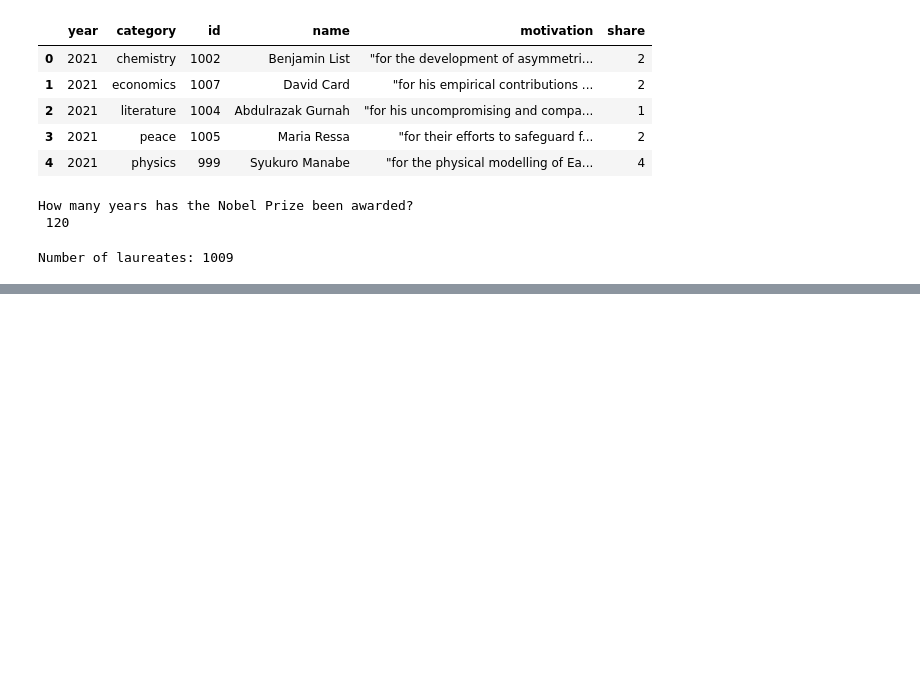
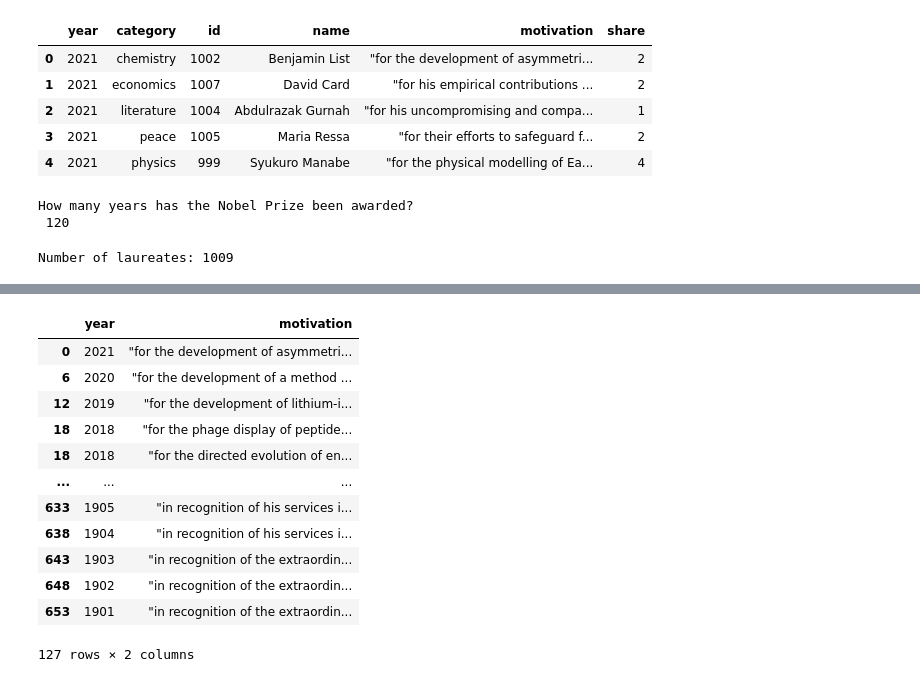
Before and after one commit to antoniogss/json_data, a Jupyter notebook: json_file_3.ipynb, the cells around one changed output, grey strips where cells are left out. Saved outputs shown, nothing was run; the diff lists cells and outputs as text; code cells hidden in the pictures; blank space fills up the shorter version.

```diff
--- a/json_file_3.ipynb
+++ b/json_file_3.ipynb
@@ -308,0 +337,26 @@ Number of laureates: 1009
+# %%
+filt = (df['category'] == 'chemistry') #& (df['year'] >= 2017)
+
+df.loc[filt].\
+  sort_values(by=['year'],
+              ascending=False).\
+                  drop(['category',
+                        'share',
+                        'id',
+                        'name'],
+                       axis=1).\
+                         drop_duplicates()
+# %% [output]
+|  | year | motivation |
+| 0 | 2021 | "for the development of asymmetri... |
+| 6 | 2020 | "for the development of a method ... |
+| 12 | 2019 | "for the development of lithium-i... |
+| 18 | 2018 | "for the phage display of peptide... |
+| 18 | 2018 | "for the directed evolution of en... |
+| ... | ... | ... |
+| 633 | 1905 | "in recognition of his services i... |
+| 638 | 1904 | "in recognition of his services i... |
+| 643 | 1903 | "in recognition of the extraordin... |
+| 648 | 1902 | "in recognition of the extraordin... |
+| 653 | 1901 | "in recognition of the extraordin... |
+127 rows × 2 columns
```
Also changed, not shown: parts of 4 cells of this notebook.
